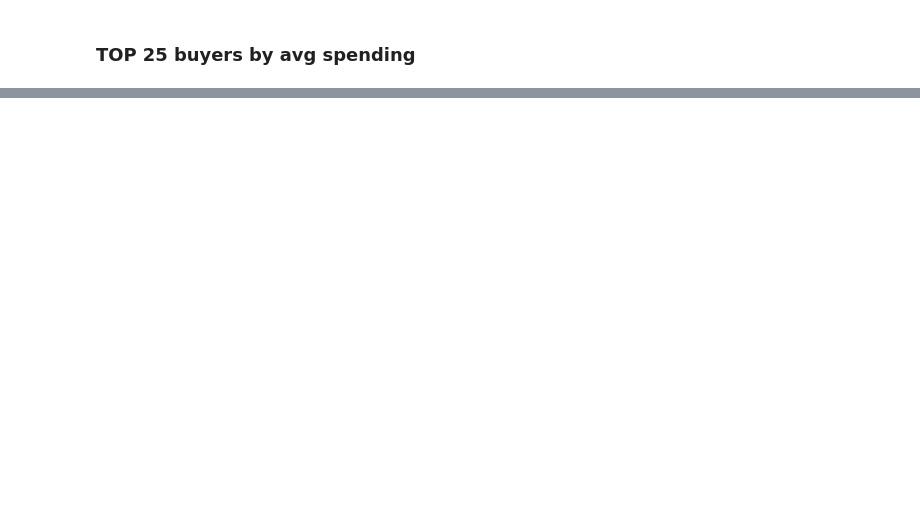
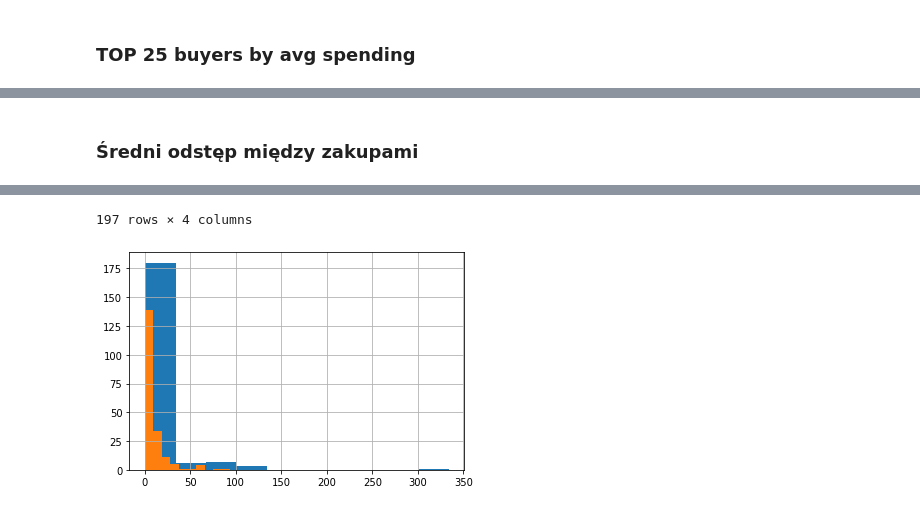
Before and after one commit to amasiukevich/IUM_shop, a Jupyter notebook: InitalEDA.ipynb, the cells around one changed output, grey strips where cells are left out. Cells and saved outputs as stored; diff of their text form; code cells hidden in the pictures; blank space fills up the shorter version.

```diff
--- a/InitalEDA.ipynb
+++ b/InitalEDA.ipynb
@@ -287,0 +290,11 @@ users_descr1.sort_values('avg_spending', ascending=False).head(25)
+# %%
+timestamps = sessions_data[['user_id','timestamp', 'event_type']]
+buy_timestamps = timestamps[timestamps['event_type'] == "BUY_PRODUCT"][['user_id', 'timestamp']]
+
+last_purchase = buy_timestamps.groupby('user_id').max()
+last_purchase.columns = ['last_purchase']
+last_purchase['now'] = pd.Timestamp.now()
+days_without_purchase = (last_purchase.now - last_purchase.last_purchase).dt.days
+days_without_purchase = pd.DataFrame(days_without_purchase)
+days_without_purchase.columns = ['days_from_last_purchase']
+days_without_purchase
@@ -287,0 +316,17 @@ users_descr1.sort_values('avg_spending', ascending=False).head(25)
+# %% [markdown]
+### Średni odstęp między zakupami
+# %%
+last_purchase['first_purchase'] = buy_timestamps.groupby('user_id').min()
+time_of_purchases = pd.DataFrame((last_purchase.last_purchase - last_purchase.first_purchase))
+time_of_purchases.columns = ['time_beetwen_first_and_last_purchase']
+time_of_purchases['time_beetwen_first_purchase_and_now'] = last_purchase.now - last_purchase.first_purchase
+time_of_purchases['number_of_purchase'] = buy_timestamps.groupby('user_id').count()
+frequency_of_purchases = pd.DataFrame(time_of_purchases['time_beetwen_first_and_last_purchase'] / time_of_purchases['number_of_purchase'])
+frequency_of_purchases.columns = ['frequency_purchases_first_last']
+frequency_of_purchases['frequency_purchases_first_now'] = time_of_purchases['time_beetwen_first_purchase_and_now'] / time_of_purchases['number_of_purchase']
+frequency_of_purchases['frequency_purchases_first_now_days'] = frequency_of_purchases['frequency_purchases_first_now'].dt.days
+frequency_of_purchases['frequency_purchases_first_last_days'] = frequency_of_purchases['frequency_purchases_first_last'].dt.days
+frequency_of_purchases.frequency_purchases_first_now_days.hist()
+frequency_of_purchases.frequency_purchases_first_last_days.hist()
+frequency_of_purchases
+# %% [output]
@@ -287,0 +346,2 @@ users_descr1.sort_values('avg_spending', ascending=False).head(25)
+197 rows × 4 columns
+[figure, added]
```
Also changed, not shown: parts of 12 cells of this notebook.
